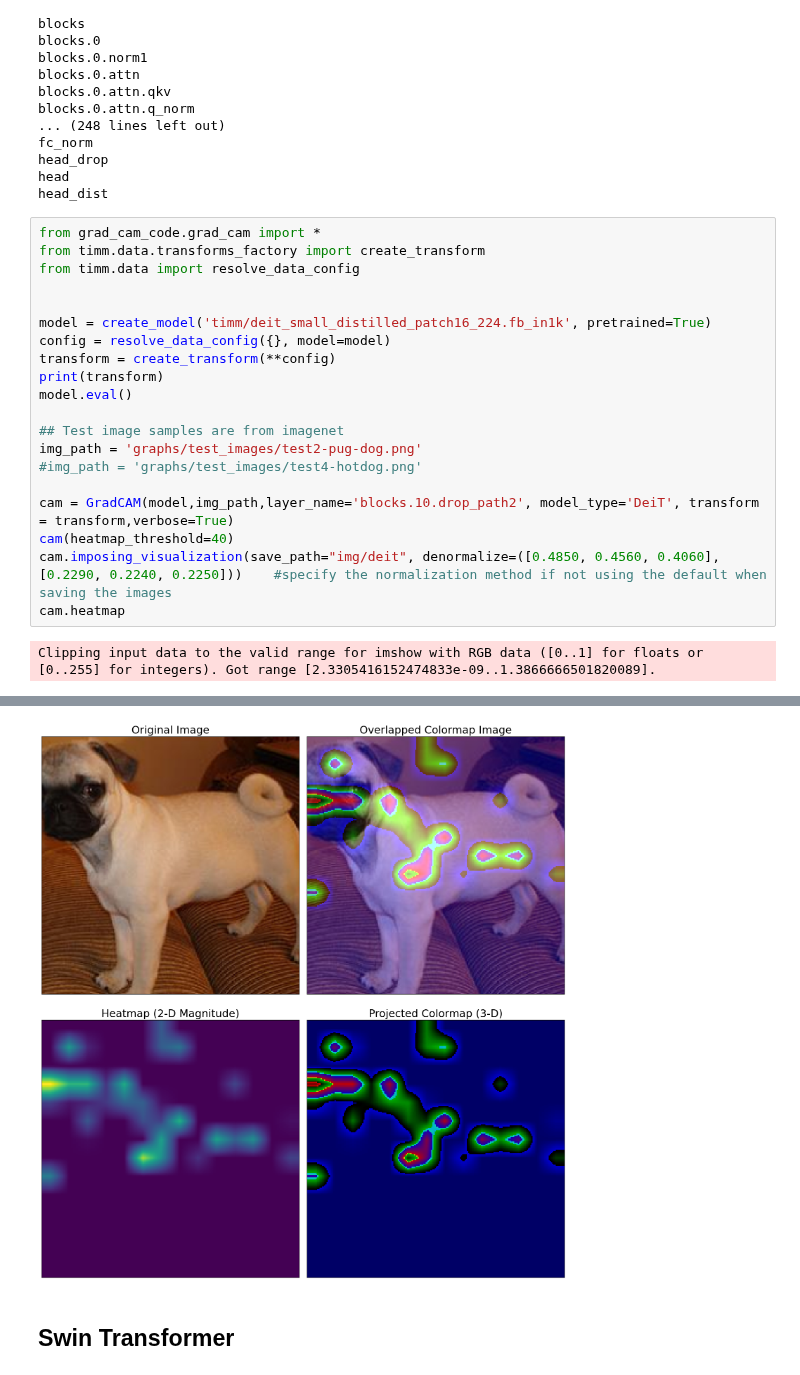
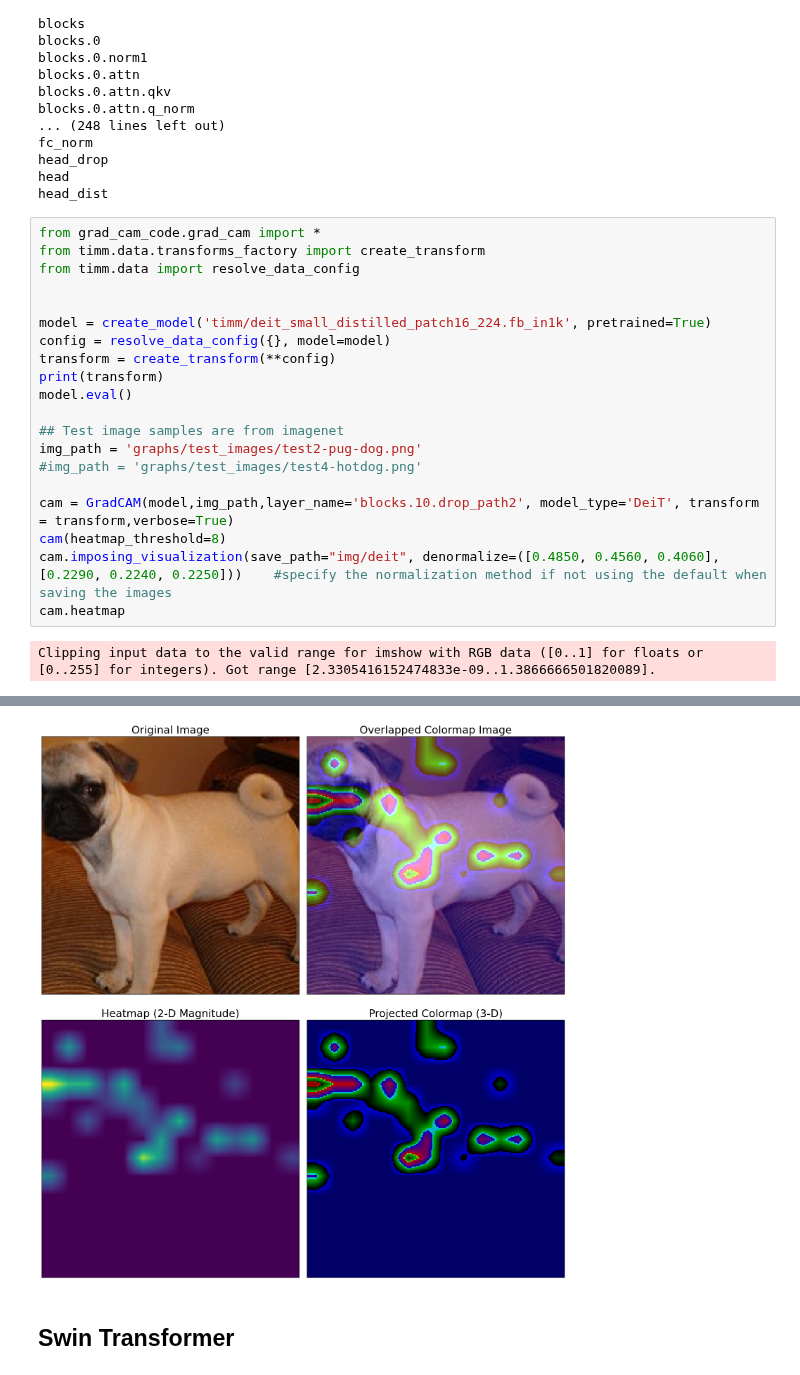
Before and after one commit to TyBruceChen/GradCAM-torch.nn.Module, a Jupyter notebook: test.ipynb, the cells around one changed output, grey strips where cells are left out. Saved outputs shown, nothing was run; the diff lists cells and outputs as text.

```diff
--- a/test.ipynb
+++ b/test.ipynb
@@ -138,35 +138,35 @@ transform = create_transform(**config)
 print(transform)
 model.eval()
 
 ## Test image samples are from imagenet
 img_path = 'graphs/test_images/test2-pug-dog.png'
 #img_path = 'graphs/test_images/test4-hotdog.png'
 
 cam = GradCAM(model,img_path,layer_name='blocks.10.drop_path2', model_type='DeiT', transform = transform,verbose=True)
-cam(heatmap_threshold=40)
+cam(heatmap_threshold=8)
 cam.imposing_visualization(save_path="img/deit", denormalize=([0.4850, 0.4560, 0.4060],[0.2290, 0.2240, 0.2250]))    #specify the normalization method if not using the default when saving the images
 cam.heatmap
 # %% [output]
 Clipping input data to the valid range for imshow with RGB data ([0..1] for floats or [0..255] for integers). Got range [2.3305416152474833e-09..1.3866666501820089].
 Compose(
     Resize(size=248, interpolation=bicubic, max_size=None, antialias=True)
     CenterCrop(size=(224, 224))
     MaybeToTensor()
     Normalize(mean=tensor([0.4850, 0.4560, 0.4060]), std=tensor([0.2290, 0.2240, 0.2250]))
 )
 The model types you can select from are either
  'Normal' (CNN based), 'ViT', 'SwinT', 'DeiT', currently is DeiT mode.
 Use the custom transform you provided to preprocess the image
 Output logits shape: torch.Size([1, 1000])
 The Grad-CAM will be plotted based on model prediction result: 254 with 98.8% certainty
 Activation Shape:torch.Size([1, 198, 384])
 gradient shape (predictioin logti(s) w.r.t. feature logits): torch.Size([1, 14, 14, 384])
 Shape of weighted Combination between gradients and activations: (14, 14, 384)
 Shape after channel summation : (14, 14)
 Maximum pixel value of heatmap is 0.0017595713725313544
 jet_color shape: (256, 3)
 [figure]
-[figure, old version]
+[figure, new version]
 # %% [markdown]
 ## Swin Transformer
 # %% [markdown]
```
Also changed, not shown: parts of 1 cell of this notebook, 10 other files.
